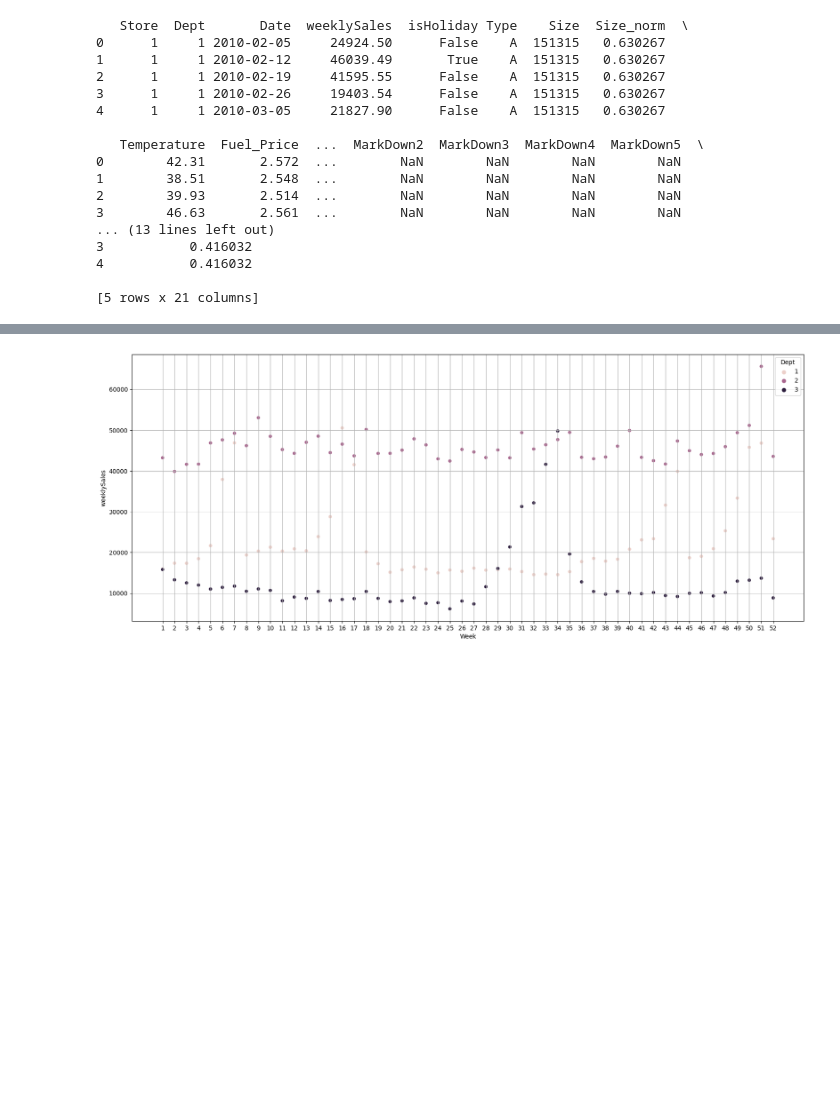
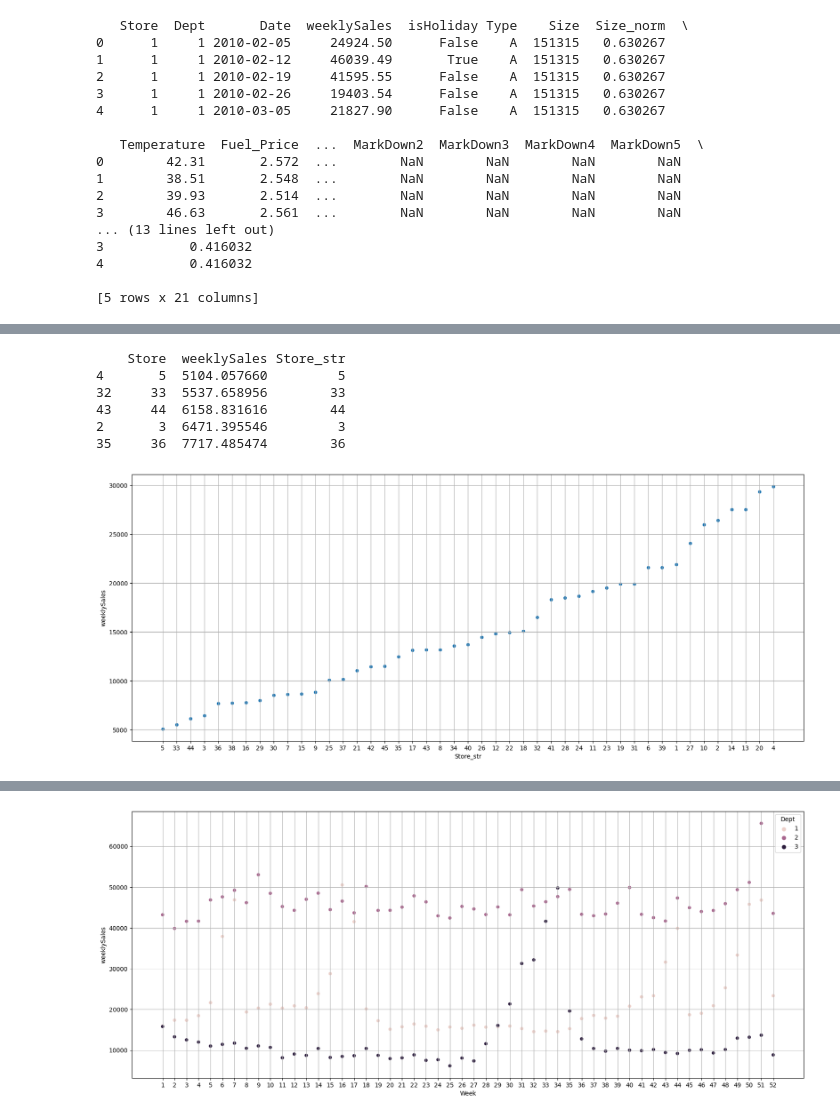
Before and after one commit to Farlein/Walmart_Sales, a Jupyter notebook: Walmart_Sale_Predication.ipynb, the cells around one changed output, grey strips where cells are left out. Cells and saved outputs as stored; diff of their text form; code cells hidden in the pictures; blank space fills up the shorter version.

```diff
--- a/Walmart_Sale_Predication.ipynb
+++ b/Walmart_Sale_Predication.ipynb
@@ -175,0 +174,20 @@ train_dataset[['Date','Week','Year']].drop_duplicates()
+# %%
+# Sales by Store
+
+train_grouped = train.groupby(['Store'])['weeklySales'].mean().reset_index().sort_values(by=['weeklySales'])
+train_grouped['Store_str'] = train_grouped['Store'].astype(str)
+print(train_grouped.head(5))
+
+plt.figure(figsize=(20,8))
+sns.scatterplot(data=train_grouped, x='Store_str', y='weeklySales')
+plt.grid()
+#plt.xticks(np.arange(34875, 53, step=1))
+plt.show()
+# %% [output]
+    Store  weeklySales Store_str
+4       5  5104.057660         5
+32     33  5537.658956        33
+43     44  6158.831616        44
+2       3  6471.395546         3
+35     36  7717.485474        36
+[figure, added]
```
Also changed, not shown: parts of 62 cells of this notebook.
